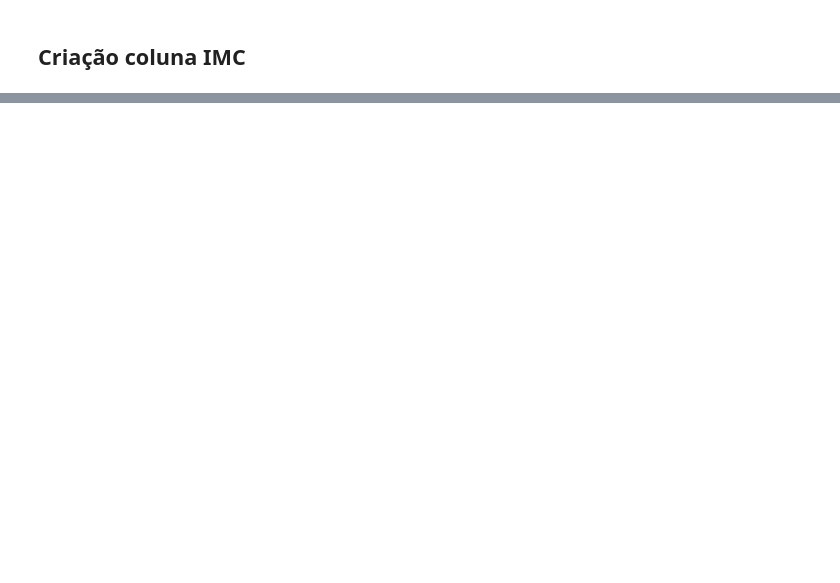
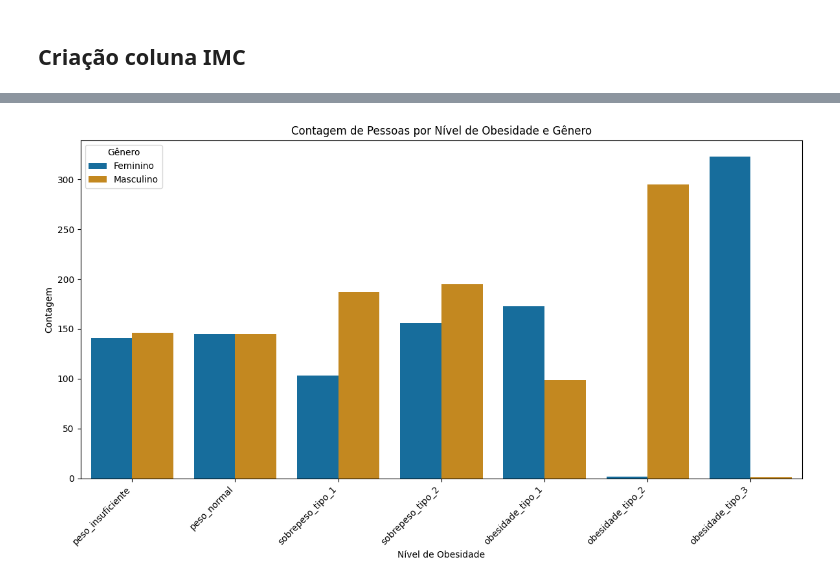
Before and after one commit to fiapdatanalytics/tech-challenge4, a Jupyter notebook: Tech_Challenge_4_Data_viz_and_production_models.ipynb, the cells around one changed output, grey strips where cells are left out. Cells and saved outputs as stored; diff of their text form; code cells hidden in the pictures; blank space fills up the shorter version.

```diff
--- a/Tech_Challenge_4_Data_viz_and_production_models.ipynb
+++ b/Tech_Challenge_4_Data_viz_and_production_models.ipynb
@@ -456,0 +615,25 @@ display(df.head())
+# %%
+plt.figure(figsize=(12, 7))
+sns.countplot(data=df, x='obesidade', hue='genero', palette='colorblind')
+
+# Definir a ordem desejada para as categorias de obesidade em português para o eixo x
+ordem_obesidade_pt = [
+    'peso_insuficiente',
+    'peso_normal',
+    'sobrepeso_tipo_1',
+    'sobrepeso_tipo_2',
+    'obesidade_tipo_1',
+    'obesidade_tipo_2',
+    'obesidade_tipo_3'
+]
+plt.xticks(ticks=range(len(ordem_obesidade_pt)), labels=ordem_obesidade_pt, rotation=45, ha='right')
+
+
+plt.title('Contagem de Pessoas por Nível de Obesidade e Gênero')
+plt.xlabel('Nível de Obesidade')
+plt.ylabel('Contagem')
+plt.legend(title='Gênero', labels=['Feminino', 'Masculino']) # Ajustar rótulos da legenda
+plt.tight_layout()
+plt.show()
+# %% [output]
+[figure, added]
```
Also changed, not shown: parts of 28 cells of this notebook.
